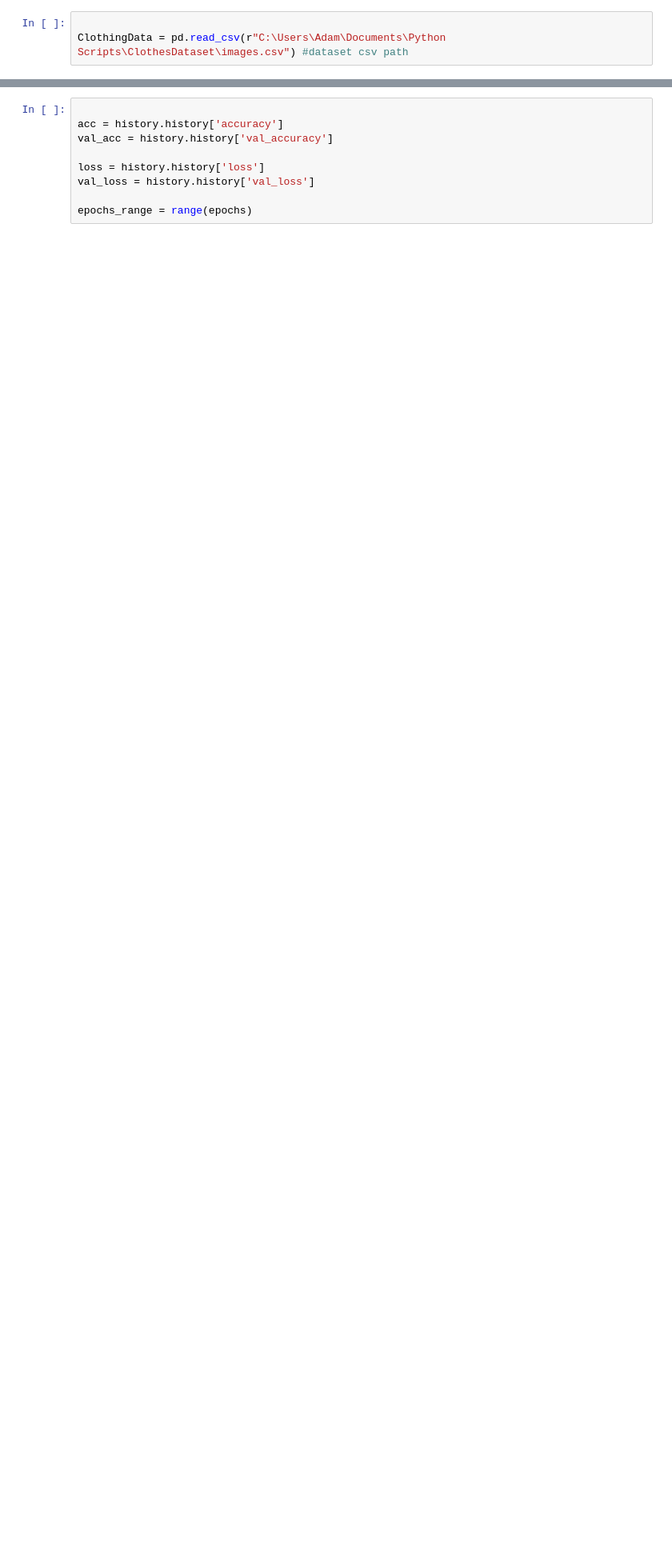
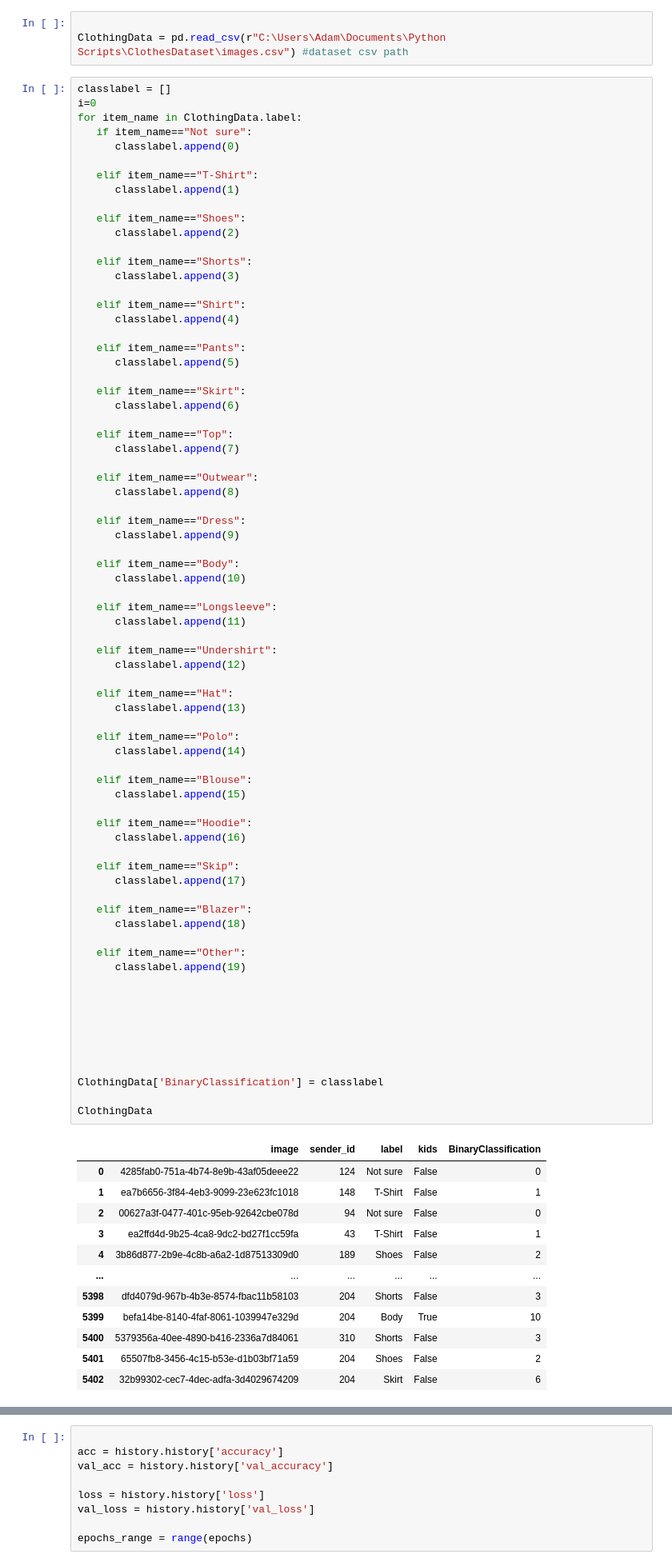
Before and after one commit to hoxyshmoo/DataMiningStuff, a Jupyter notebook: ClassifierKeras.ipynb, the cells around one changed output, grey strips where cells are left out. Shown at 80% size. Cells and saved outputs as stored; diff of their text form; blank space fills up the shorter version.

```diff
--- a/ClassifierKeras.ipynb
+++ b/ClassifierKeras.ipynb
@@ -8,3 +8,89 @@ import matplotlib.pyplot as plt
 # %%
 
 ClothingData = pd.read_csv(r"C:\Users\Adam\Documents\Python Scripts\ClothesDataset\images.csv") #dataset csv path
+# %%
+classlabel = []
+i=0
+for item_name in ClothingData.label:
+   if item_name=="Not sure":
+      classlabel.append(0)
+
+   elif item_name=="T-Shirt":
+      classlabel.append(1)
+
+   elif item_name=="Shoes":
+      classlabel.append(2)
+
+   elif item_name=="Shorts":
+      classlabel.append(3)
+
+   elif item_name=="Shirt":
+      classlabel.append(4)
+
+   elif item_name=="Pants":
+      classlabel.append(5)
+
+   elif item_name=="Skirt":
+      classlabel.append(6)
+
+   elif item_name=="Top":
+      classlabel.append(7)
+
+   elif item_name=="Outwear":
+      classlabel.append(8)
+
+   elif item_name=="Dress":
+      classlabel.append(9)
+
+   elif item_name=="Body":
+      classlabel.append(10)
+
+   elif item_name=="Longsleeve":
+      classlabel.append(11)
+
+   elif item_name=="Undershirt":
+      classlabel.append(12)
+
+   elif item_name=="Hat":
+      classlabel.append(13)
+
+   elif item_name=="Polo":
+      classlabel.append(14)
+
+   elif item_name=="Blouse":
+      classlabel.append(15)
+
+   elif item_name=="Hoodie":
+      classlabel.append(16)
+
+   elif item_name=="Skip":
+      classlabel.append(17)
+
+   elif item_name=="Blazer":
+      classlabel.append(18)
+
+   elif item_name=="Other":
+      classlabel.append(19)
+
+
+
+
+
+
+
+ClothingData['BinaryClassification'] = classlabel
+
+ClothingData
+# %% [output]
+|  | image | sender_id | label | kids | BinaryClassification |
+| 0 | 4285fab0-751a-4b74-8e9b-43af05deee22 | 124 | Not sure | False | 0 |
+| 1 | ea7b6656-3f84-4eb3-9099-23e623fc1018 | 148 | T-Shirt | False | 1 |
+| 2 | 00627a3f-0477-401c-95eb-92642cbe078d | 94 | Not sure | False | 0 |
+| 3 | ea2ffd4d-9b25-4ca8-9dc2-bd27f1cc59fa | 43 | T-Shirt | False | 1 |
+| 4 | 3b86d877-2b9e-4c8b-a6a2-1d87513309d0 | 189 | Shoes | False | 2 |
+| ... | ... | ... | ... | ... | ... |
+| 5398 | dfd4079d-967b-4b3e-8574-fbac11b58103 | 204 | Shorts | False | 3 |
+| 5399 | befa14be-8140-4faf-8061-1039947e329d | 204 | Body | True | 10 |
+| 5400 | 5379356a-40ee-4890-b416-2336a7d84061 | 310 | Shorts | False | 3 |
+| 5401 | 65507fb8-3456-4c15-b53e-d1b03bf71a59 | 204 | Shoes | False | 2 |
+| 5402 | 32b99302-cec7-4dec-adfa-3d4029674209 | 204 | Skirt | False | 6 |
```
Also changed, not shown: parts of 14 cells of this notebook.
